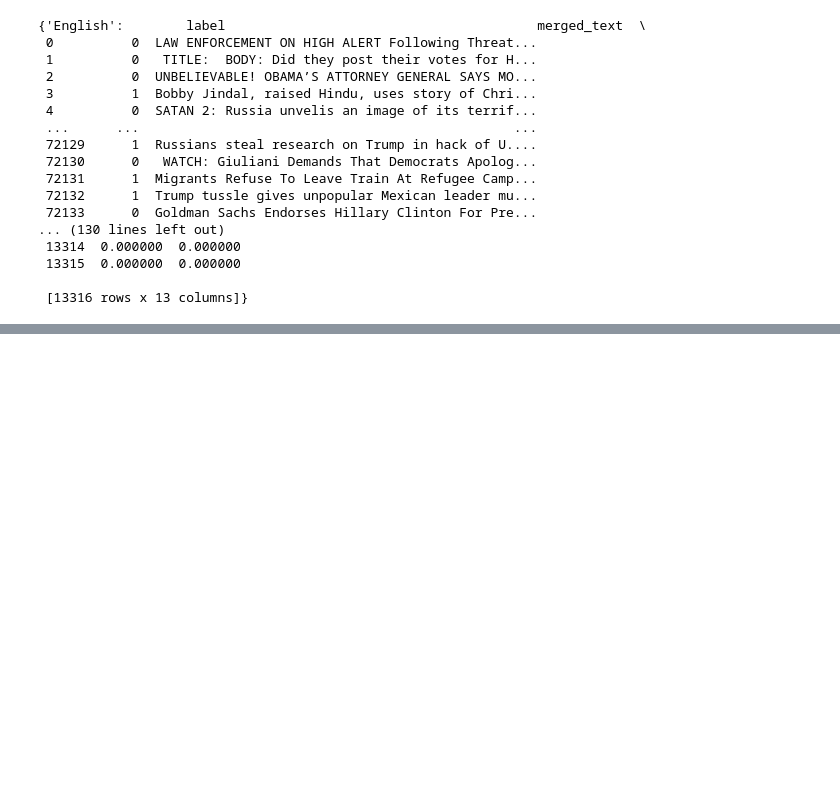
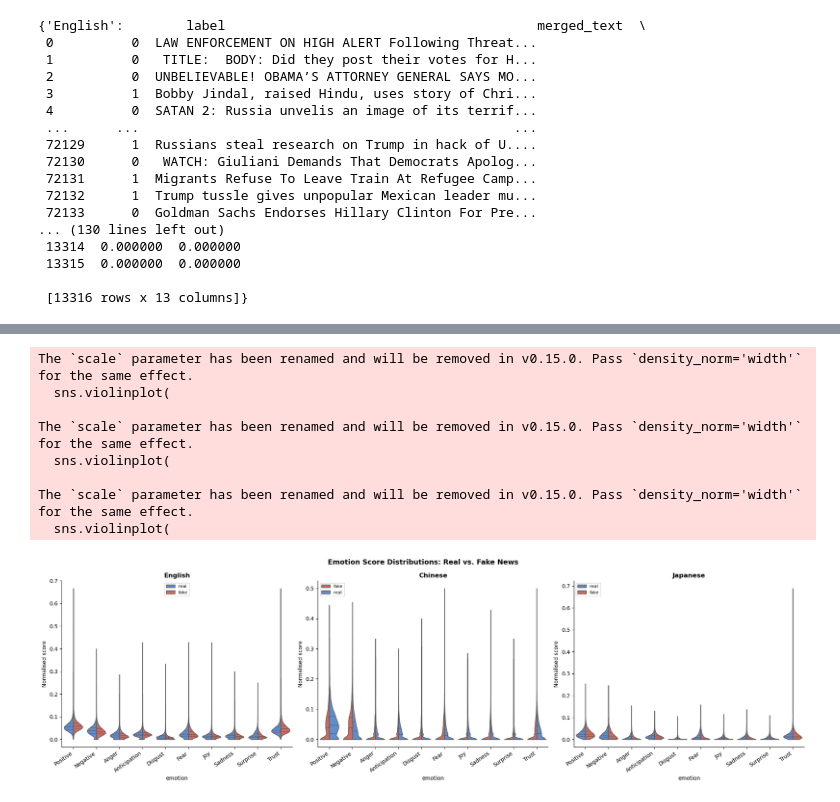
Before and after one commit to acl13820-cmd/Cross-language-transfer-learning-for-misinformation-detection, a Jupyter notebook: nlp_emotion_detection.ipynb, the cells around one changed output, grey strips where cells are left out. Saved outputs shown, nothing was run; the diff lists cells and outputs as text; code cells hidden in the pictures; blank space fills up the shorter version.

```diff
--- a/nlp_emotion_detection.ipynb
+++ b/nlp_emotion_detection.ipynb
@@ -253,0 +368,17 @@ Trust          0.01747   0.01927          0.00180
+# %%
+from scipy.stats import skew, kurtosis
+
+for lang, df in scored.items():
+    print(f"\n── {lang} ──")
+    rows = []
+    for emotion in EMOTIONS:
+        for label, name in [(0, 'real'), (1, 'fake')]:
+            vals = df[df['label'] == label][emotion]
+            rows.append({
+                'emotion': emotion,
+                'group': name,
+                'skewness': round(skew(vals), 3),
+                'kurtosis': round(kurtosis(vals), 3),  # excess kurtosis, 0=normal
+                'zero_pct': round((vals == 0).mean() * 100, 1)
+            })
+    print(pd.DataFrame(rows).to_string(index=False))
@@ -253,0 +403,41 @@ Trust          0.01747   0.01927          0.00180
+# %%
+# violin plot that summarizes distributions
+
+fig, axes = plt.subplots(1, 3, figsize=(20, 6))
+
+for ax, (lang, df) in zip(axes, scored.items()):
+    # melt to long format for seaborn
+    long = df[['label'] + EMOTIONS].melt(
+        id_vars='label',
+        var_name='emotion',
+        value_name='score'
+    )
+    long['group'] = long['label'].map({0: 'real', 1: 'fake'})
+
+    sns.violinplot(
+        data=long, x='emotion', y='score', hue='group',
+        ax=ax, split=True, inner='quart',
+        palette={'real': '#4C8BE2', 'fake': '#E25C4C'},
+        scale='width', cut=0  # cut=0 stops violins extending below 0
+    )
+    ax.set_title(lang, fontweight='bold')
+    ax.set_xticklabels(EMOTIONS, rotation=35, ha='right')
+    ax.set_ylabel('Normalised score')
+    ax.legend(fontsize=8)
+    ax.spines[['top', 'right']].set_visible(False)
+
+fig.suptitle('Emotion Score Distributions: Real vs. Fake News',
+             fontsize=13, fontweight='bold')
+plt.tight_layout()
+plt.savefig('emotion_distributions.png', dpi=150, bbox_inches='tight')
+plt.show()
+# %% [output]
+The `scale` parameter has been renamed and will be removed in v0.15.0. Pass `density_norm='width'` for the same effect.
+  sns.violinplot(
+
+The `scale` parameter has been renamed and will be removed in v0.15.0. Pass `density_norm='width'` for the same effect.
+  sns.violinplot(
+
+The `scale` parameter has been renamed and will be removed in v0.15.0. Pass `density_norm='width'` for the same effect.
+  sns.violinplot(
+[figure, added]
```
Also changed, not shown: parts of 14 cells of this notebook, 3 other files.
